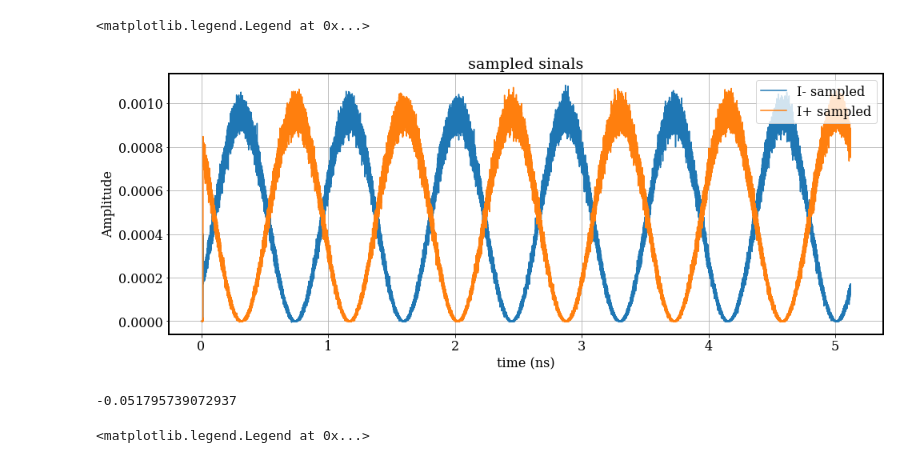
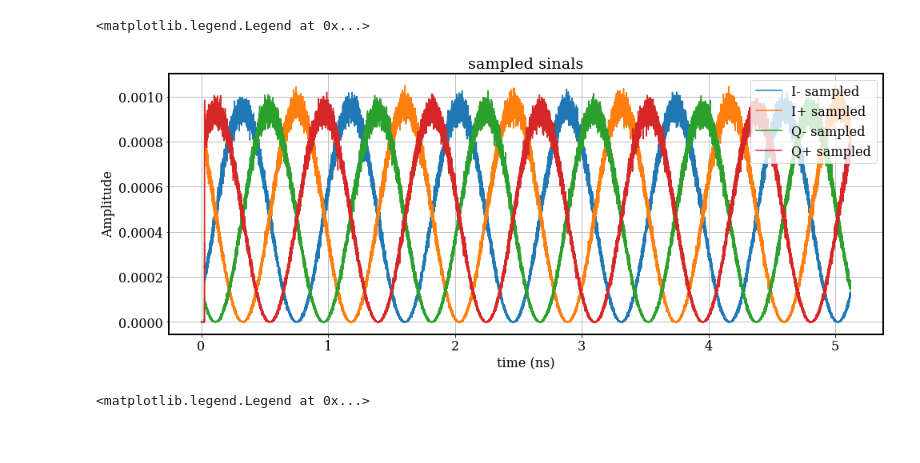
Before and after one commit to moisesoliveira08/Hybrid, a Jupyter notebook: documentatin/90_Hybrid_Interconnect.ipynb, the cells around one changed output. Cells and saved outputs as stored; diff of their text form; code cells hidden in the pictures.

```diff
--- a/documentatin/90_Hybrid_Interconnect.ipynb
+++ b/documentatin/90_Hybrid_Interconnect.ipynb
@@ -72,28 +72,25 @@ c = 299792458
 # %%
 figure = plt.figure(figsize = (16, 6))
 plt.rc('font', **font)
 plt.rc('axes', linewidth=2)
 plt.plot(time*1e9, IN_sampled, label = 'I- sampled')
 plt.plot(time*1e9, IP_sampled, label = 'I+ sampled')
-#plt.plot(time*1e9, QN_sampled, label = 'Q- sampled')
-#plt.plot(time*1e9, QP_sampled, label = 'Q+ sampled')
+plt.plot(time*1e9, QN_sampled, label = 'Q- sampled')
+plt.plot(time*1e9, QP_sampled, label = 'Q+ sampled')
+#plt.xlim([0, 1])
 plt.grid(True)
 plt.xlabel('time (ns)')
 plt.ylabel('Amplitude')
 plt.title('sampled sinals')
 plt.legend(loc = 'upper right')
 # %% [output]
 <matplotlib.legend.Legend at 0x...>
-[figure, old version]
+[figure, new version]
 # %%
 fit_IN = fit_sin(t, IN)
 fit_IP = fit_sin(t, IP)
 fit_QN = fit_sin(t, QN)
 fit_QP = fit_sin(t, QP)
-# %%
-(fit_IN['phase'] - fit_IP['phase'])
-# %% [output]
--0.051795739072937
 # %%
 figure = plt.figure(figsize = (16, 6))
 plt.rc('font', **font)
```
Also changed, not shown: parts of 17 cells of this notebook, 6 other files.
